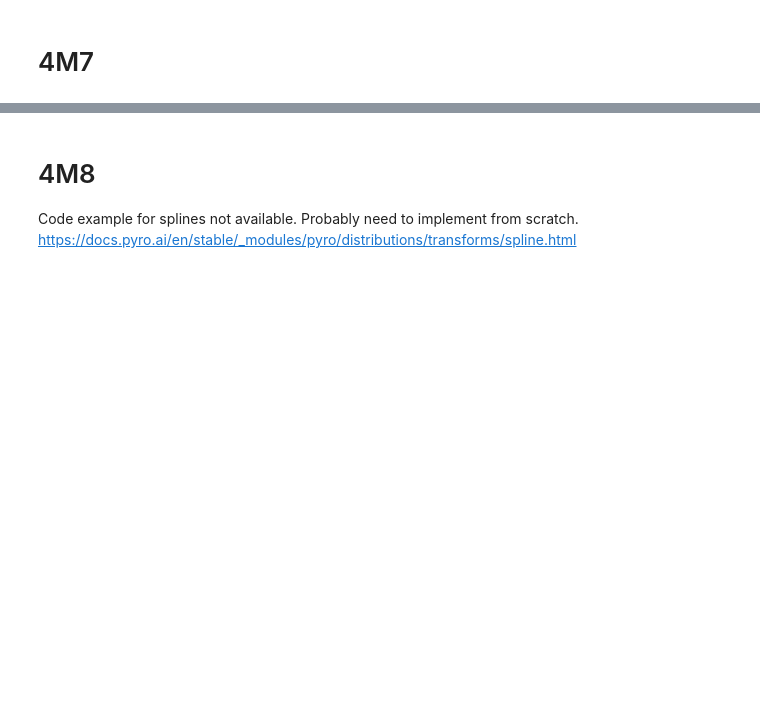
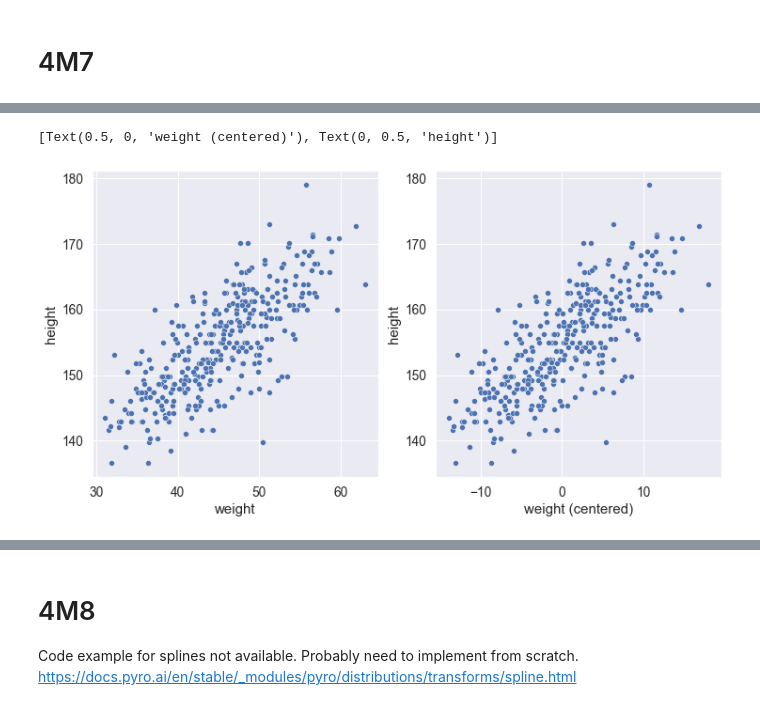
Before and after one commit to tobyrmanders/statistical-rethinking, a Jupyter notebook: code/chapter_04.ipynb, the cells around one changed output, grey strips where cells are left out. Saved outputs shown, nothing was run; the diff lists cells and outputs as text; code cells hidden in the pictures; blank space fills up the shorter version.

```diff
--- a/code/chapter_04.ipynb
+++ b/code/chapter_04.ipynb
@@ -214,0 +231,9 @@ sns.histplot(dist.Exponential(1).sample(torch.Size([int(1e3)])))
+# %%
+f, ax = plt.subplots(nrows=1, ncols=2, figsize=(12,6))
+sns.scatterplot(x=weight, y=height, ax=ax[0])
+ax[0].set(xlabel='weight', ylabel='height')
+sns.scatterplot(x=weight_c, y=height, ax=ax[1])
+ax[1].set(xlabel='weight (centered)', ylabel='height')
+# %% [output]
+[Text(0.5, 0, 'weight (centered)'), Text(0, 0.5, 'height')]
+[figure, added]
```
Also changed, not shown: parts of 17 cells of this notebook.
